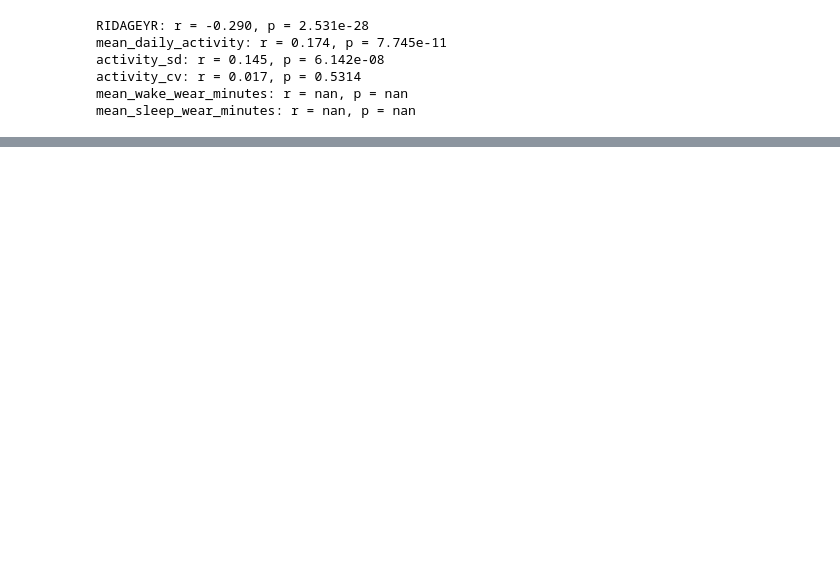
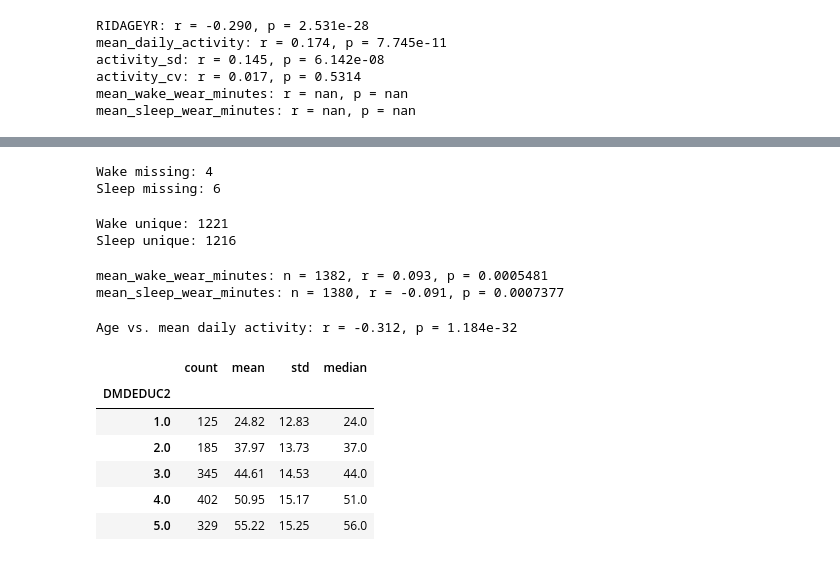
Before and after one commit to aditibhat017-prog/cognitivefunction, a Jupyter notebook: notebooks/01_data_exploration.ipynb, the cells around one changed output, grey strips where cells are left out. Drawn from its saved outputs; the diff is of its cells as text; code cells hidden in the pictures; blank space fills up the shorter version.

```diff
--- a/notebooks/01_data_exploration.ipynb
+++ b/notebooks/01_data_exploration.ipynb
@@ -1225,0 +1243,78 @@ mean_sleep_wear_minutes: r = nan, p = nan
+# %%
+print(
+    "Wake missing:",
+    dsst_df["mean_wake_wear_minutes"].isna().sum()
+)
+
+print(
+    "Sleep missing:",
+    dsst_df["mean_sleep_wear_minutes"].isna().sum()
+)
+# %% [output]
+Wake missing: 4
+Sleep missing: 6
+# %%
+print(
+    "Wake unique:",
+    dsst_df["mean_wake_wear_minutes"].nunique()
+)
+
+print(
+    "Sleep unique:",
+    dsst_df["mean_sleep_wear_minutes"].nunique()
+)
+# %% [output]
+Wake unique: 1221
+Sleep unique: 1216
+# %%
+from scipy.stats import pearsonr
+
+for variable in [
+    "mean_wake_wear_minutes",
+    "mean_sleep_wear_minutes"
+]:
+
+    temp = dsst_df[
+        [variable, "CFDDS"]
+    ].dropna()
+
+    r, p = pearsonr(
+        temp[variable],
+        temp["CFDDS"]
+    )
+
+    print(
+        f"{variable}: n = {len(temp)}, "
+        f"r = {r:.3f}, p = {p:.4g}"
+    )
+# %% [output]
+mean_wake_wear_minutes: n = 1382, r = 0.093, p = 0.0005481
+mean_sleep_wear_minutes: n = 1380, r = -0.091, p = 0.0007377
+# %%
+r, p = pearsonr(
+    dsst_df["RIDAGEYR"],
+    dsst_df["mean_daily_activity"]
+)
+
+print(
+    f"Age vs. mean daily activity: "
+    f"r = {r:.3f}, p = {p:.4g}"
+)
+# %% [output]
+Age vs. mean daily activity: r = -0.312, p = 1.184e-32
+# %%
+education_dsst = (
+    dsst_df
+    .groupby("DMDEDUC2")["CFDDS"]
+    .agg(["count", "mean", "std", "median"])
+)
+
+education_dsst.round(2)
+# %% [output]
+|  | count | mean | std | median |
+| DMDEDUC2 |  |  |  |  |
+| 1.0 | 125 | 24.82 | 12.83 | 24.0 |
+| 2.0 | 185 | 37.97 | 13.73 | 37.0 |
+| 3.0 | 345 | 44.61 | 14.53 | 44.0 |
+| 4.0 | 402 | 50.95 | 15.17 | 51.0 |
+| 5.0 | 329 | 55.22 | 15.25 | 56.0 |
```
Also changed, not shown: parts of 3 cells of this notebook.
